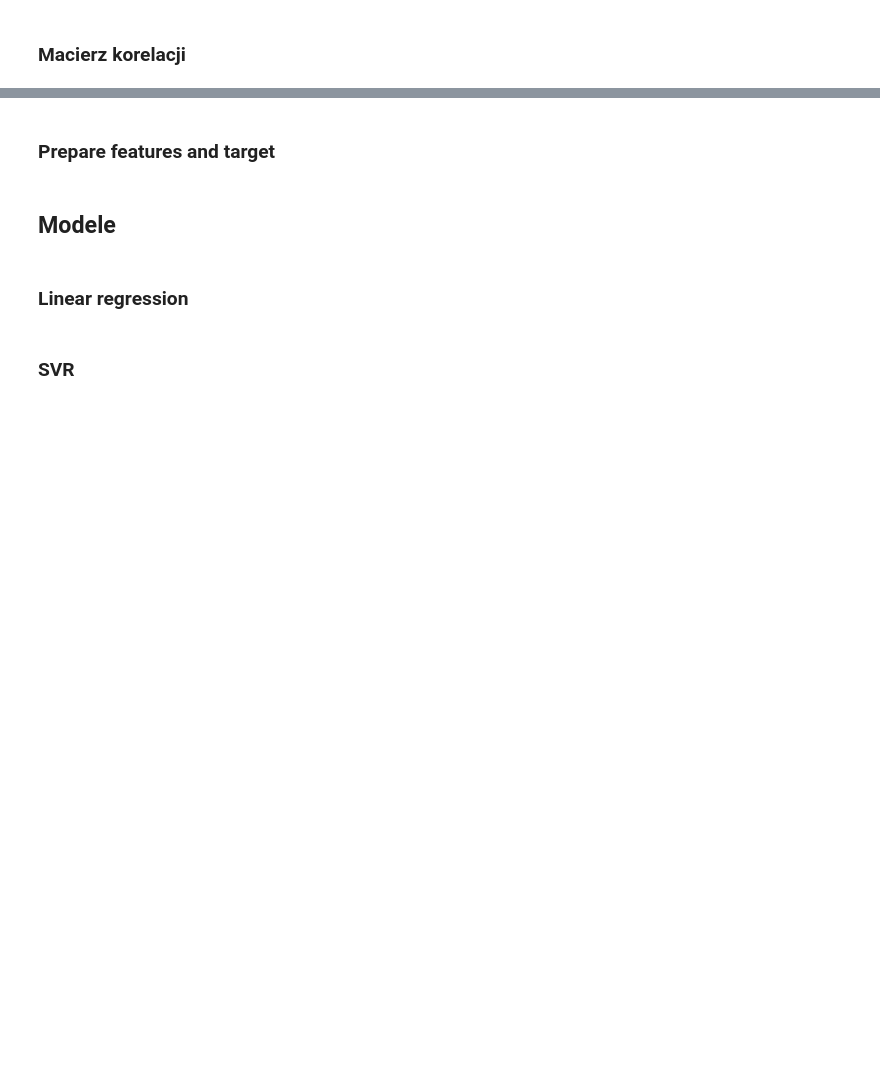
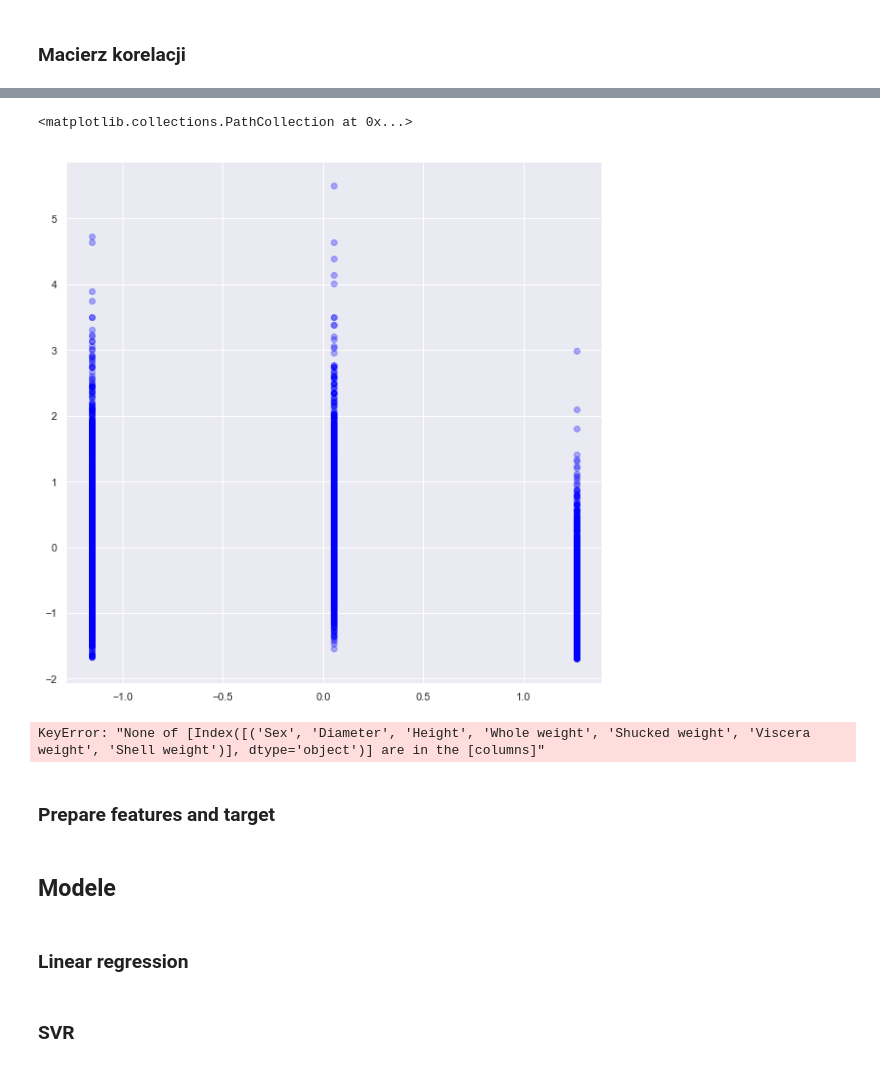
Before and after one commit to PatrykKerlin/jdsz2-wenus, a Jupyter notebook: projekt_ML/Projekt_ML.ipynb, the cells around one changed output, grey strips where cells are left out. Drawn from its saved outputs; the diff is of its cells as text; code cells hidden in the pictures; blank space fills up the shorter version.

```diff
--- a/projekt_ML/Projekt_ML.ipynb
+++ b/projekt_ML/Projekt_ML.ipynb
@@ -83,0 +119,24 @@ sns.heatmap(df.corr(), cmap = 'seismic', annot=True, fmt=".2f")
+# %%
+##--------- normalizacja z outleiersami --------
+norm_scale = preprocessing.StandardScaler().fit(df[['Sex', 'Diameter', 'Height', 'Whole weight', 'Shucked weight',
+       'Viscera weight', 'Shell weight']])
+df_norm = norm_scale.transform(df[['Sex', 'Diameter', 'Height', 'Whole weight', 'Shucked weight',
+       'Viscera weight', 'Shell weight']])
+# %%
+plt.figure(figsize=(10,10))
+plt.scatter(df_norm[:,0], df_norm[:,6], color='blue', alpha=0.3)
+# %% [output]
+<matplotlib.collections.PathCollection at 0x...>
+[figure, added]
+# %%
+##----------- usuwanie outlieres --------
+quarties = np.array(df[[['Sex', 'Diameter', 'Height', 'Whole weight', 'Shucked weight',
+       'Viscera weight', 'Shell weight']]].quantile([0.25,0.75]))
+down = float(quarties[0]  - 1.5 * (quarties[1]-quarties[0]) )
+up = float(quarties[1]  + 1.5 * (quarties[1]-quarties[0]) )
+
+df_ro = df.loc[(df[['Sex', 'Diameter', 'Height', 'Whole weight', 'Shucked weight',
+       'Viscera weight', 'Shell weight']]> down) & (df[['Sex', 'Diameter', 'Height', 'Whole weight', 'Shucked weight',
+       'Viscera weight', 'Shell weight']] < up)]
+# %% [output]
+KeyError: "None of [Index([('Sex', 'Diameter', 'Height', 'Whole weight', 'Shucked weight', 'Viscera weight', 'Shell weight')], dtype='object')] are in the [columns]"
```
Also changed, not shown: parts of 19 cells of this notebook.
